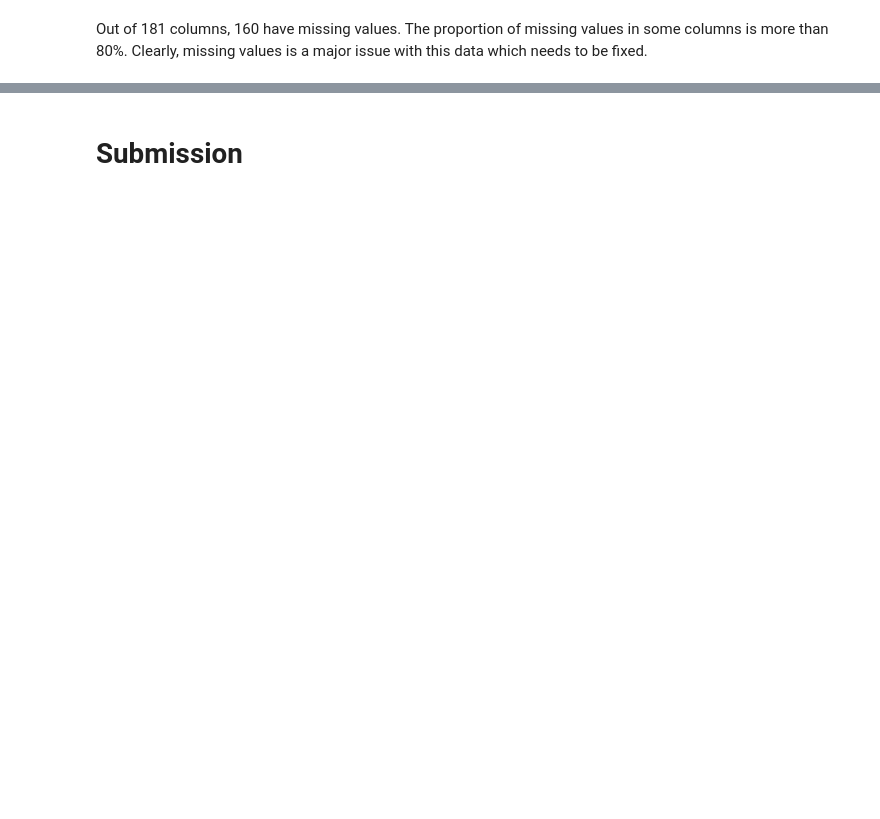
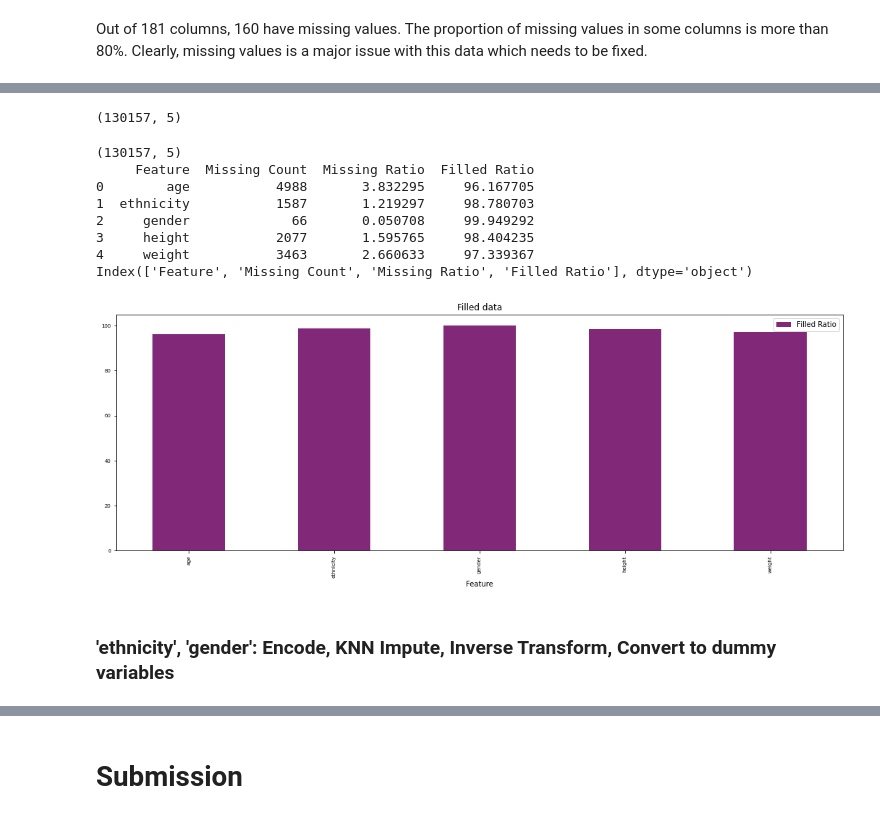
Before and after one commit to sreedevigattu/wids2021, a Jupyter notebook: model.ipynb, the cells around one changed output, grey strips where cells are left out. Saved outputs shown, nothing was run; the diff lists cells and outputs as text; code cells hidden in the pictures; blank space fills up the shorter version.

```diff
--- a/model.ipynb
+++ b/model.ipynb
@@ -285,5 +298,2 @@ def add_features(lower_limit, upper_limit, df, missing_df, df_to_merge):
 # %% [markdown]
 # Load data
-# %%
-df = pd.read_csv(f"{DATA_FODLER}/TrainingWiDS2021.csv")
-test = pd.read_csv(f"{DATA_FODLER}/UnlabeledWiDS2021.csv")
@@ -331,8 +363,11 @@ df.describe() # summary statistics for numeric features
 # %% [markdown]
 #### Drop columns with all unique values or same value
 # %%
-df.drop(['Unnamed: 0', 'encounter_id', 'hospital_id', 'icu_id', 'readmission_status'], axis=1, inplace=True) #drop columns with all unique values
+df.drop(['Unnamed: 0'], axis=1, inplace=True) #drop columns with all unique values # , 'encounter_id', 'hospital_id', 'icu_id', 'readmission_status'
+
 test_ids = test.pop('encounter_id')  # ids required for submission
 test.drop(['Unnamed: 0'], axis=1, inplace=True)
 
 target = df['diabetes_mellitus']
+print(df.shape)
+print(test.shape)
@@ -710,0 +457,21 @@ Columns: Index(['elective_surgery', 'icu_stay_type', 'icu_type', 'pre_icu_los_da
+# %%
+DEMO1_COLUMNS_TO_INCLUDE = ['age', 'ethnicity', 'gender', 'height', 'weight']  #drop derived columns (bmi)
+DEMO1_CAT_COLUMNS_TO_INCLUDE = ['ethnicity', 'gender']
+DEMO1_NUM_COLUMNS_TO_INCLUDE = ['height', 'weight']
+# %%
+df_demo1_ = df[DEMO1_COLUMNS_TO_INCLUDE]
+df_demo1_.shape
+# %% [output]
+(130157, 5)
+# %%
+missing_df = missingData(df_demo1_)
+# %% [output]
+(130157, 5)
+     Feature  Missing Count  Missing Ratio  Filled Ratio
+0        age           4988       3.832295     96.167705
+1  ethnicity           1587       1.219297     98.780703
+2     gender             66       0.050708     99.949292
+3     height           2077       1.595765     98.404235
+4     weight           3463       2.660633     97.339367
+Index(['Feature', 'Missing Count', 'Missing Ratio', 'Filled Ratio'], dtype='object')
+[figure, added]
@@ -710,0 +497,2 @@ Columns: Index(['elective_surgery', 'icu_stay_type', 'icu_type', 'pre_icu_los_da
+# %% [markdown]
+### 'ethnicity', 'gender': Encode, KNN Impute, Inverse Transform, Convert to dummy variables
```
Also changed, not shown: parts of 124 cells of this notebook.
